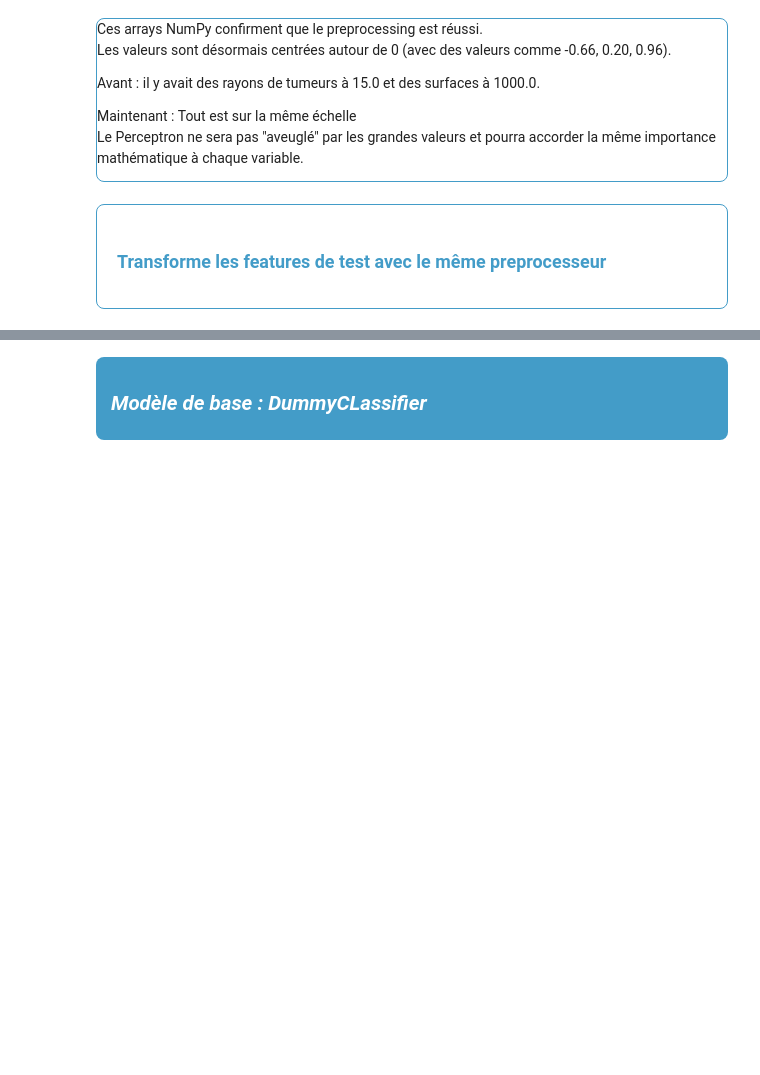
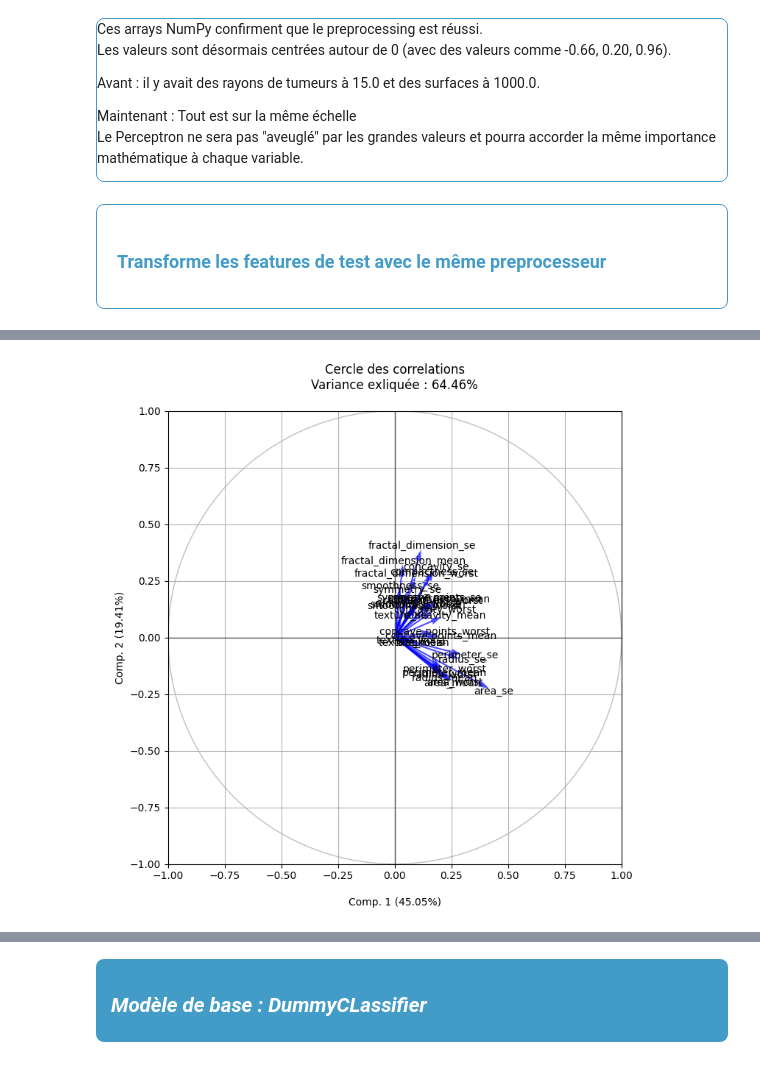
Before and after one commit to bruno-coulet/building-perceptron, a Jupyter notebook: eda.ipynb, the cells around one changed output, grey strips where cells are left out. Drawn from its saved outputs; the diff is of its cells as text; code cells hidden in the pictures; blank space fills up the shorter version.

```diff
--- a/eda.ipynb
+++ b/eda.ipynb
@@ -471,0 +495,4 @@ X_test = preprocessor.transform(X_test)
+# %%
+plot_correlation_circle(pca_with_target, [0, 1], df.columns)
+# %% [output]
+[figure, added]
```
Also changed, not shown: parts of 8 cells of this notebook, 1 other file.
